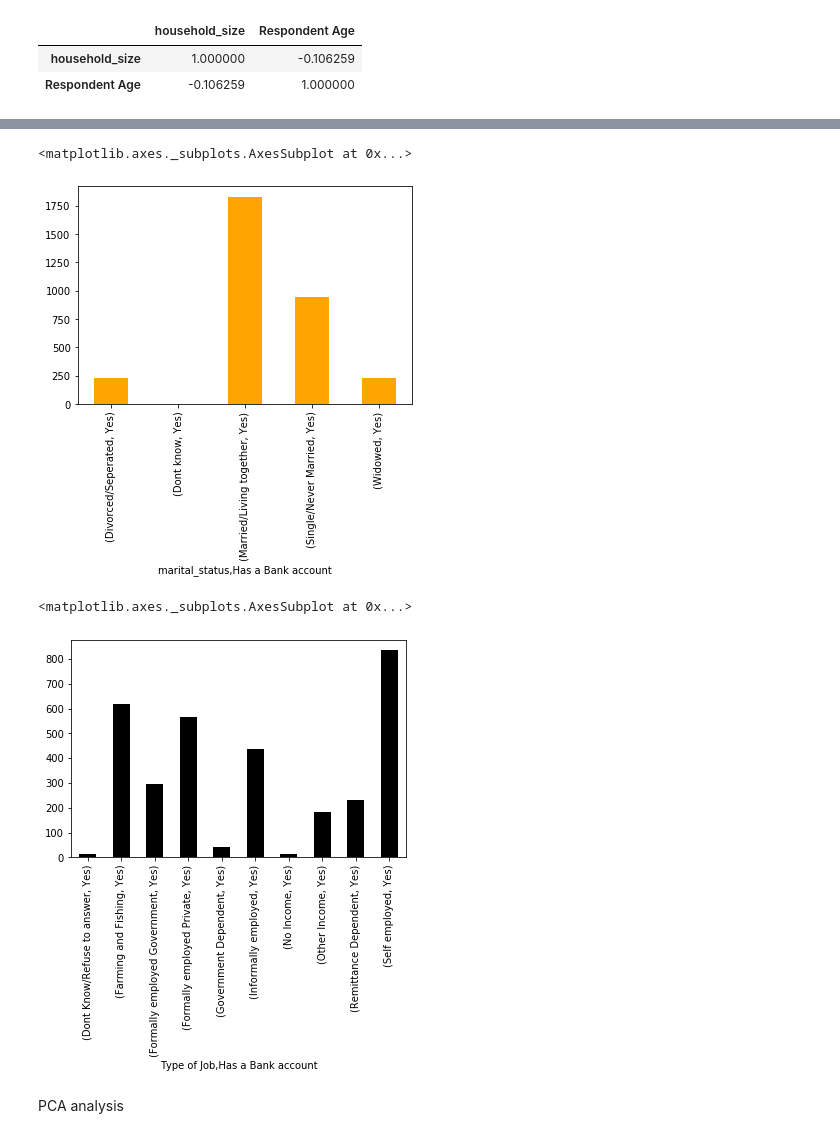
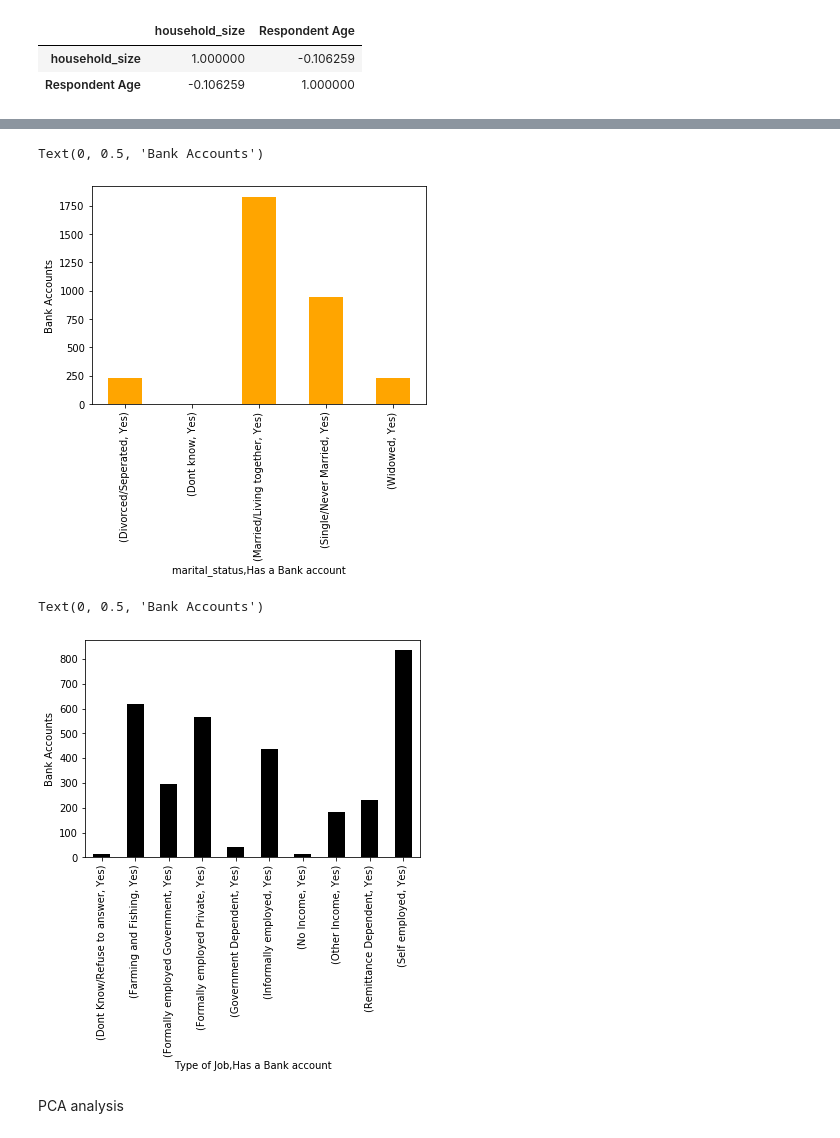
Before and after one commit to ann-macharia/IP-WEEK-TWO, a Jupyter notebook: IP_CORE_WEEK_2.ipynb, the cells around one changed output, grey strips where cells are left out. Cells and saved outputs as stored; diff of their text form; code cells hidden in the pictures.

```diff
--- a/IP_CORE_WEEK_2.ipynb
+++ b/IP_CORE_WEEK_2.ipynb
@@ -254,18 +260,20 @@ c.plot(kind='bar',  color='purple')
 #marital status vs bank account ownership
 d=a.groupby (['marital_status','Has a Bank account'])['Has a Bank account'].count()
 d.plot(kind='bar',  color='orange')
+plt.ylabel('Bank Accounts')
 #those married/living together have highest number of bank accounts
 # %% [output]
-<matplotlib.axes._subplots.AxesSubplot at 0x...>
+Text(0, 0.5, 'Bank Accounts')
-[figure, old version]
+[figure, new version]
 # %%
 #type of job vs bank account ownership
 e=a.groupby (['Type of Job','Has a Bank account'])['Has a Bank account'].count()
 e.plot(kind='bar',  color='black')
+plt.ylabel('Bank Accounts')
 #those self employed are more likely to have a bank account
 # %% [output]
-<matplotlib.axes._subplots.AxesSubplot at 0x...>
+Text(0, 0.5, 'Bank Accounts')
-[figure, old version]
+[figure, new version]
 # %% [markdown]
 PCA analysis
 # %%
```
Also changed, not shown: parts of 9 cells of this notebook.
